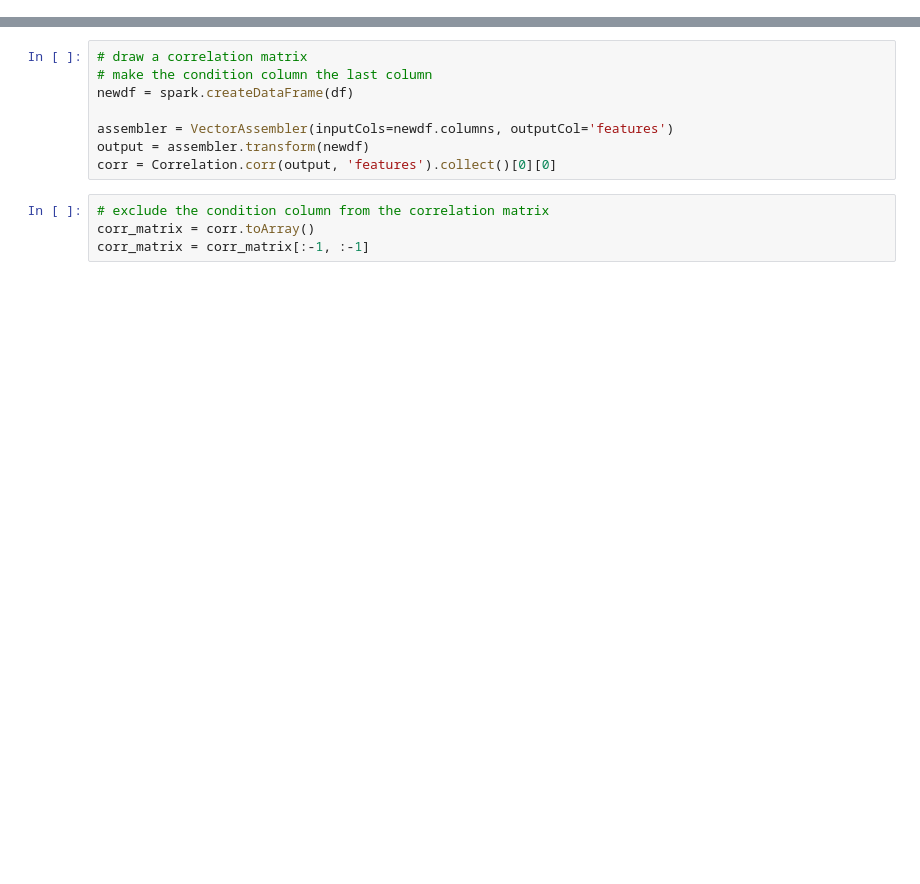
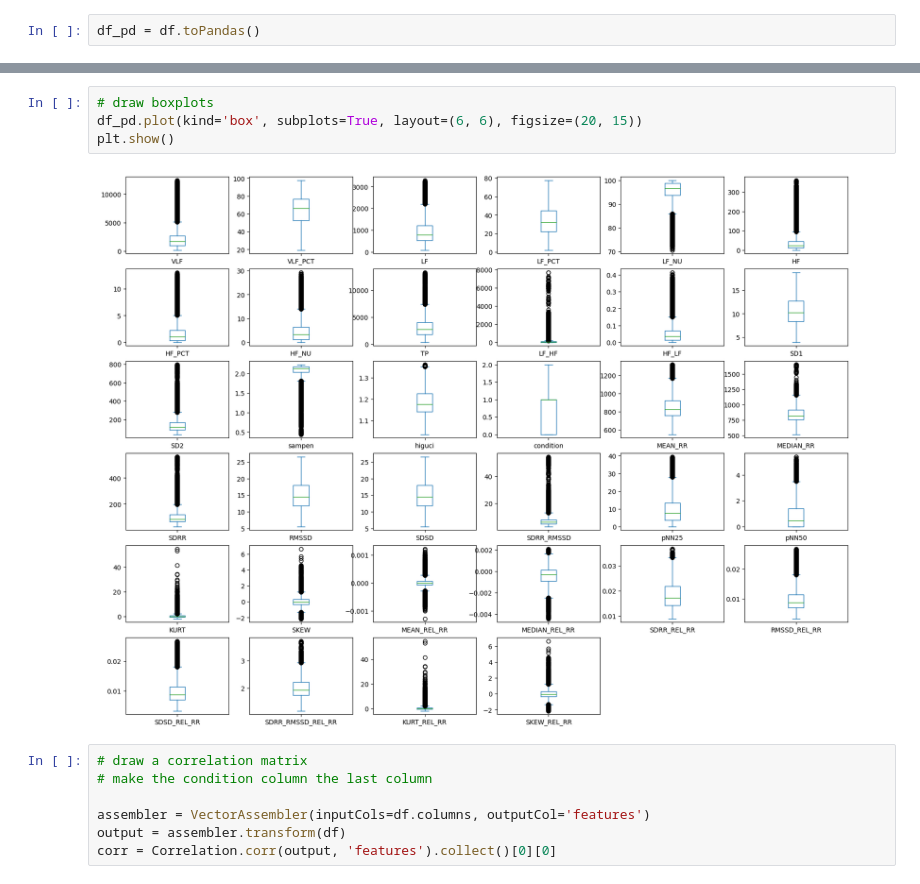
Before and after one commit to OmarNashat01/stress-level-prediction, a Jupyter notebook: DataPreparation/exploratory.ipynb, the cells around one changed output, grey strips where cells are left out. Drawn from its saved outputs; the diff is of its cells as text; blank space fills up the shorter version.

```diff
--- a/DataPreparation/exploratory.ipynb
+++ b/DataPreparation/exploratory.ipynb
@@ -57,0 +62,2 @@ plt.show()
+# %%
+df_pd = df.toPandas()
@@ -58,15 +70,16 @@ plt.show()
+# %%
+# draw boxplots
+df_pd.plot(kind='box', subplots=True, layout=(6, 6), figsize=(20, 15))
+plt.show()
+# %% [output]
+[figure, added]
 # %%
 # draw a correlation matrix
 # make the condition column the last column
-newdf = spark.createDataFrame(df)
 
-assembler = VectorAssembler(inputCols=newdf.columns, outputCol='features')
-output = assembler.transform(newdf)
+assembler = VectorAssembler(inputCols=df.columns, outputCol='features')
+output = assembler.transform(df)
 corr = Correlation.corr(output, 'features').collect()[0][0]
-# %%
-# exclude the condition column from the correlation matrix
-corr_matrix = corr.toArray()
-corr_matrix = corr_matrix[:-1, :-1]
 # %%
 # plot the correlation matrix using matplotlib on big screen
 # show the legend
```
Also changed, not shown: parts of 17 cells of this notebook, 4 other files.
